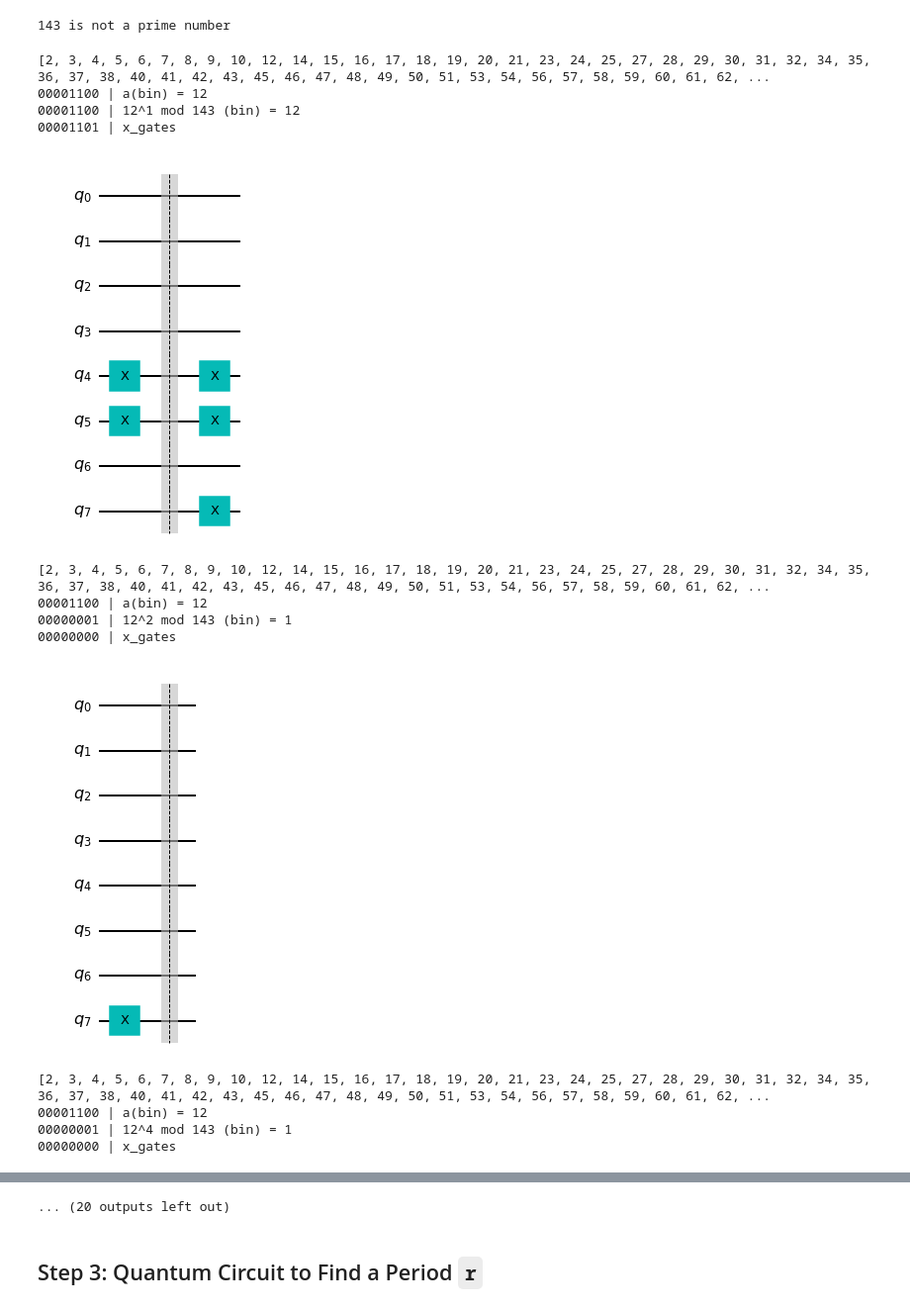
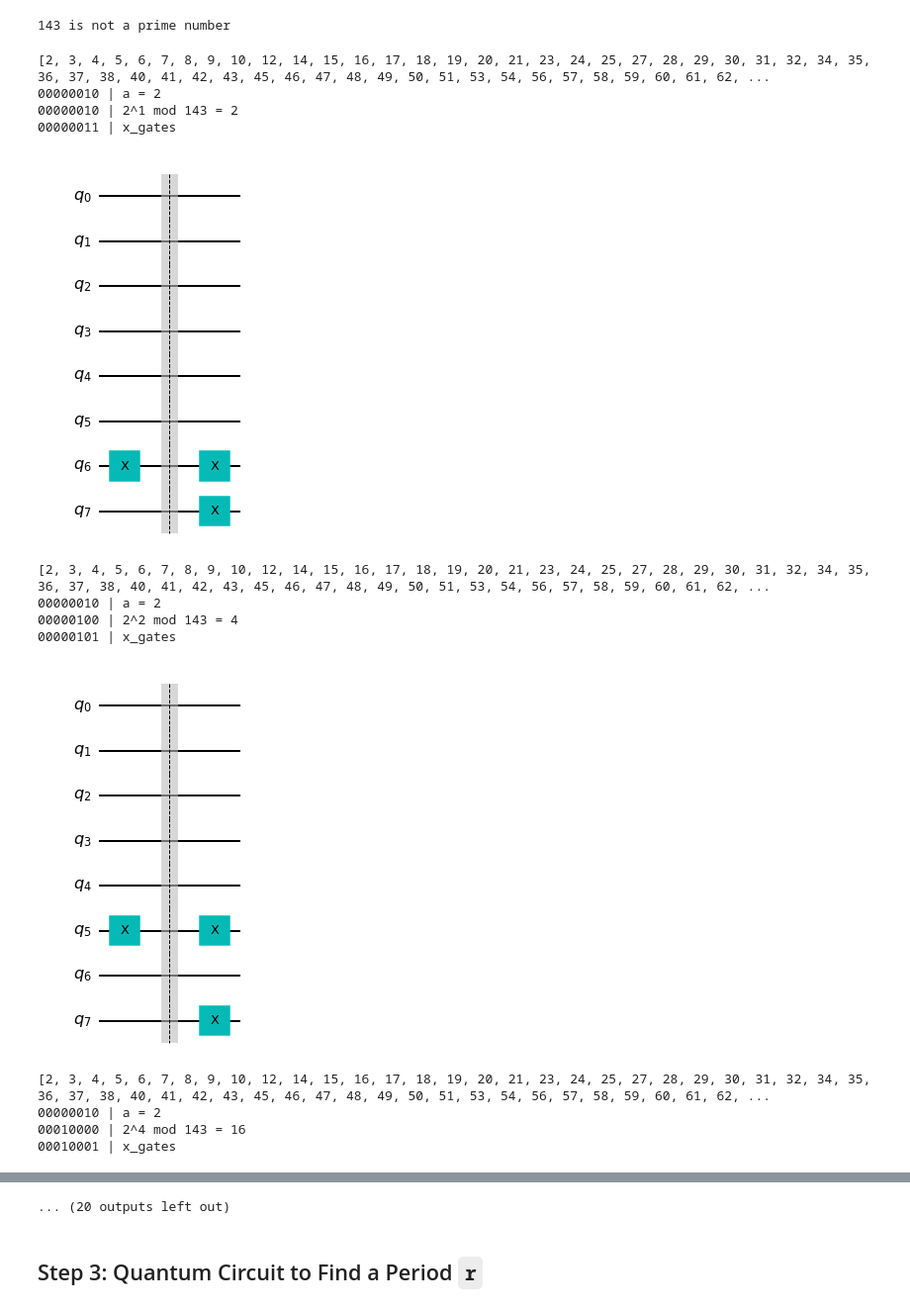
Before and after one commit to asajm/Quantum-Cryptography, a Jupyter notebook: Quantum-Cryptography.ipynb, the cells around one changed output, grey strips where cells are left out. Shown at 99% size. Drawn from its saved outputs; the diff is of its cells as text; code cells hidden in the pictures.

```diff
--- a/Quantum-Cryptography.ipynb
+++ b/Quantum-Cryptography.ipynb
@@ -138,19 +138,19 @@ else:
 143 is not a prime number
 # %%
 for p in range(m_len):
-    c_amodN(a,N,2**p,draw=True)
+    c_amodN(2,N,2**p,draw=True)
 # %% [output]
 [2, 3, 4, 5, 6, 7, 8, 9, 10, 12, 14, 15, 16, 17, 18, 19, 20, 21, 23, 24, 25, 27, 28, 29, 30, 31, 32, 34, 35, 36, 37, 38, 40, 41, 42, 43, 45, 46, 47, 48, 49, 50, 51, 53, 54, 56, 57, 58, 59, 60, 61, 62, ...
-00001100 | a(bin) = 12
-00001100 | 12^1 mod 143 (bin) = 12
-00001101 | x_gates
+00000010 | a = 2
+00000010 | 2^1 mod 143 = 2
+00000011 | x_gates
-[figure, old version]
+[figure, new version]
 [2, 3, 4, 5, 6, 7, 8, 9, 10, 12, 14, 15, 16, 17, 18, 19, 20, 21, 23, 24, 25, 27, 28, 29, 30, 31, 32, 34, 35, 36, 37, 38, 40, 41, 42, 43, 45, 46, 47, 48, 49, 50, 51, 53, 54, 56, 57, 58, 59, 60, 61, 62, ...
-00001100 | a(bin) = 12
-00000001 | 12^2 mod 143 (bin) = 1
-00000000 | x_gates
+00000010 | a = 2
+00000100 | 2^2 mod 143 = 4
+00000101 | x_gates
-[figure, old version]
+[figure, new version]
 [2, 3, 4, 5, 6, 7, 8, 9, 10, 12, 14, 15, 16, 17, 18, 19, 20, 21, 23, 24, 25, 27, 28, 29, 30, 31, 32, 34, 35, 36, 37, 38, 40, 41, 42, 43, 45, 46, 47, 48, 49, 50, 51, 53, 54, 56, 57, 58, 59, 60, 61, 62, ...
-00001100 | a(bin) = 12
-00000001 | 12^4 mod 143 (bin) = 1
-00000000 | x_gates
+00000010 | a = 2
+00010000 | 2^4 mod 143 = 16
+00010001 | x_gates
```
Also changed, not shown: parts of 6 cells of this notebook.
